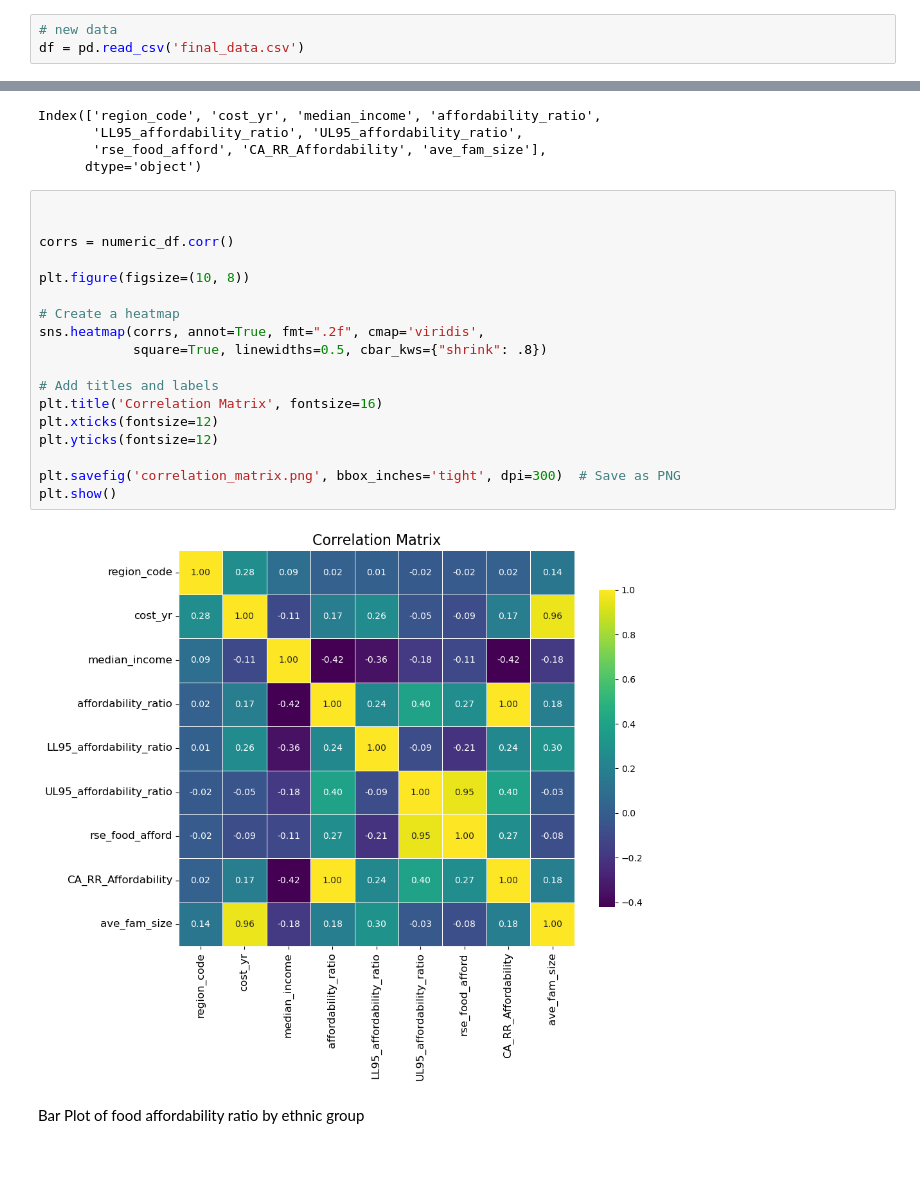
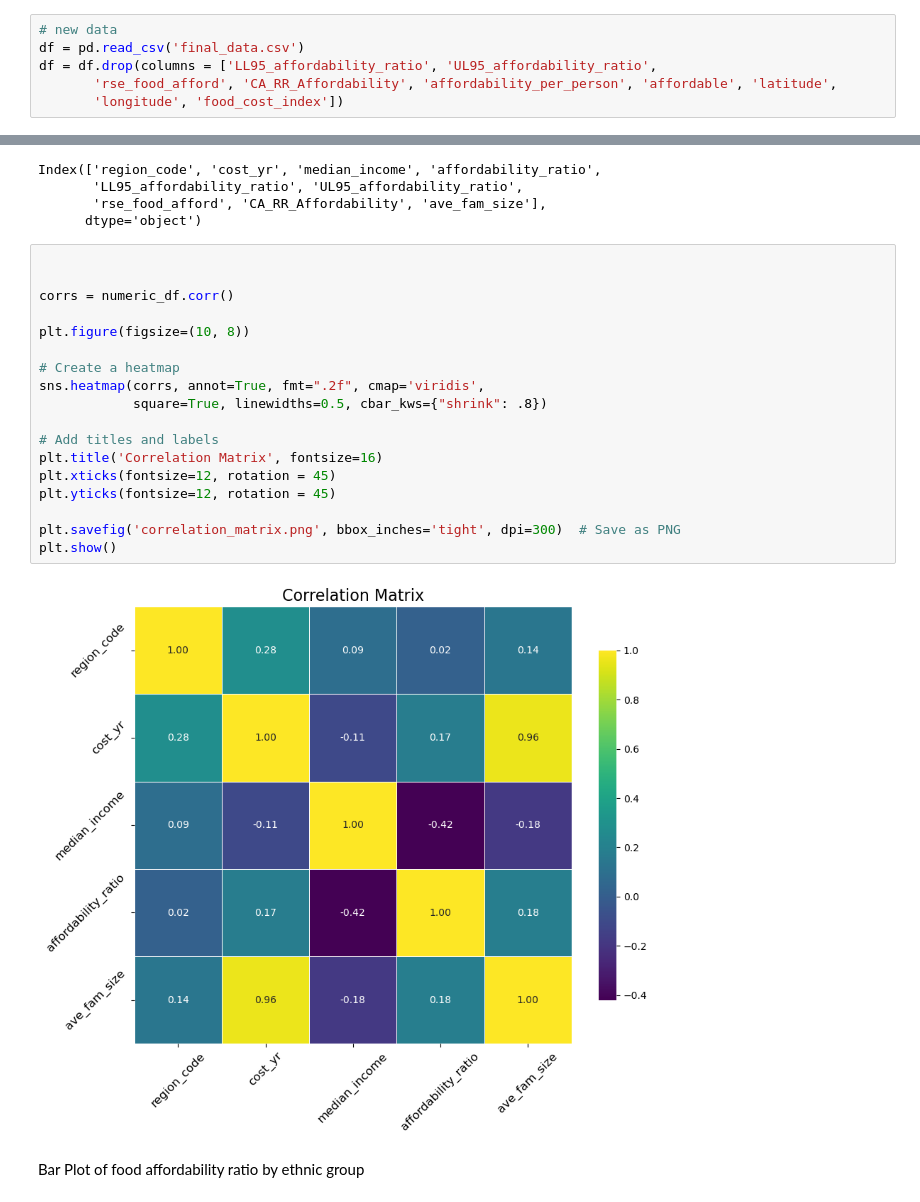
Before and after one commit to madisongarccia/486project, a Jupyter notebook: code/EDA.ipynb, the cells around one changed output, grey strips where cells are left out. Saved outputs shown, nothing was run; the diff lists cells and outputs as text; blank space fills up the shorter version.

```diff
--- a/code/EDA.ipynb
+++ b/code/EDA.ipynb
@@ -9,6 +6,9 @@ df.head(n = 5)
 # %%
 # new data
 df = pd.read_csv('final_data.csv')
+df = df.drop(columns = ['LL95_affordability_ratio', 'UL95_affordability_ratio',
+       'rse_food_afford', 'CA_RR_Affordability', 'affordability_per_person', 'affordable', 'latitude',
+       'longitude', 'food_cost_index'])
 # %% [markdown]
 Summary statistics for numeric data
 # %%
@@ -72,23 +72,23 @@ Index(['region_code', 'cost_yr', 'median_income', 'affordability_ratio',
 # %%
 
 
 corrs = numeric_df.corr()
 
 plt.figure(figsize=(10, 8))
 
 # Create a heatmap
 sns.heatmap(corrs, annot=True, fmt=".2f", cmap='viridis',
             square=True, linewidths=0.5, cbar_kws={"shrink": .8})
 
 # Add titles and labels
 plt.title('Correlation Matrix', fontsize=16)
-plt.xticks(fontsize=12)
-plt.yticks(fontsize=12)
+plt.xticks(fontsize=12, rotation = 45)
+plt.yticks(fontsize=12, rotation = 45)
 
 plt.savefig('correlation_matrix.png', bbox_inches='tight', dpi=300)  # Save as PNG
 plt.show()
 # %% [output]
-[figure, old version]
+[figure, new version]
 # %% [markdown]
 Bar Plot of food affordability ratio by ethnic group
 # %%
```
Also changed, not shown: parts of 5 cells of this notebook, 19 other files.
